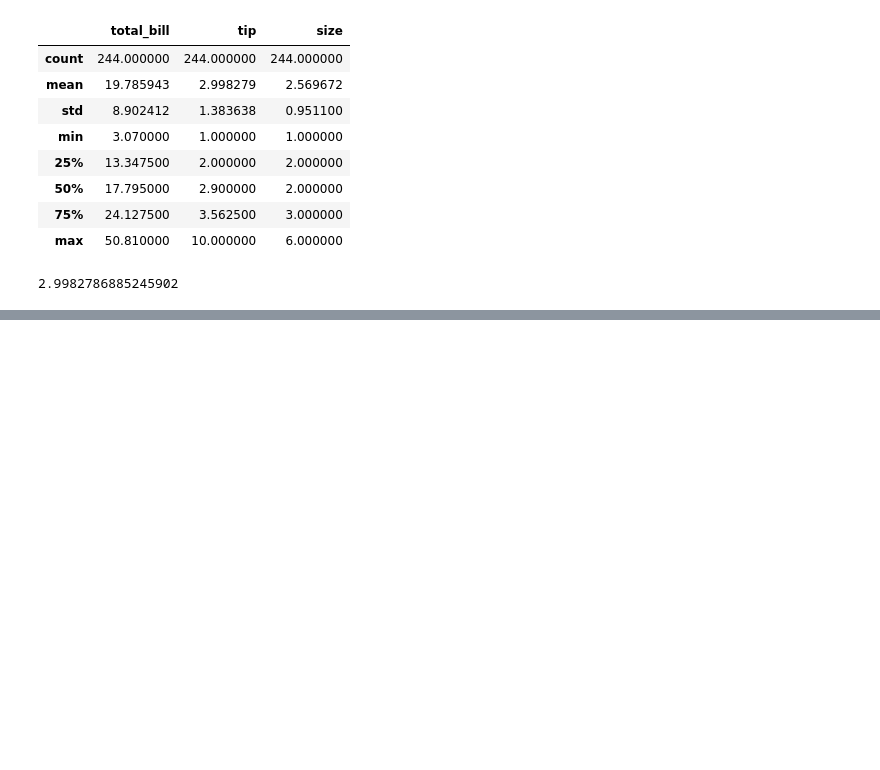
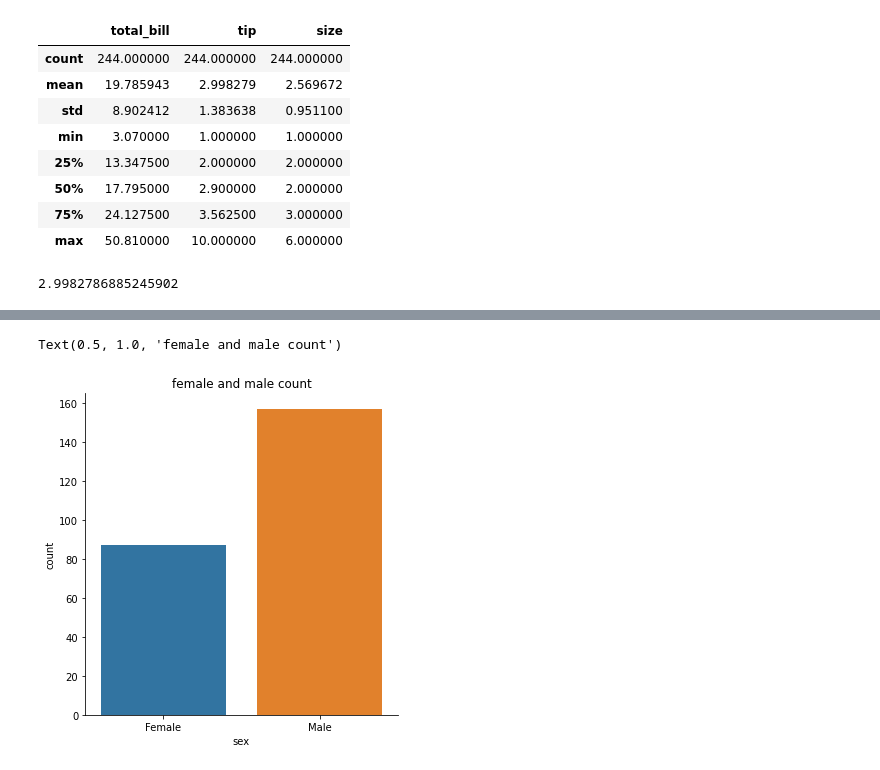
Before and after one commit to Kfirul/Waiter-Tips, a Jupyter notebook: Waiter Tips dataset.ipynb, the cells around one changed output, grey strips where cells are left out. Drawn from its saved outputs; the diff is of its cells as text; code cells hidden in the pictures; blank space fills up the shorter version.

```diff
--- a/Waiter Tips dataset.ipynb
+++ b/Waiter Tips dataset.ipynb
@@ -61,0 +126,6 @@ tips.tip.mean()
+# %%
+sns.catplot(x="sex",data=tips,kind="count")
+plt.title('female and male count')
+# %% [output]
+Text(0.5, 1.0, 'female and male count')
+[figure, added]
```
Also changed, not shown: parts of 10 cells of this notebook.
